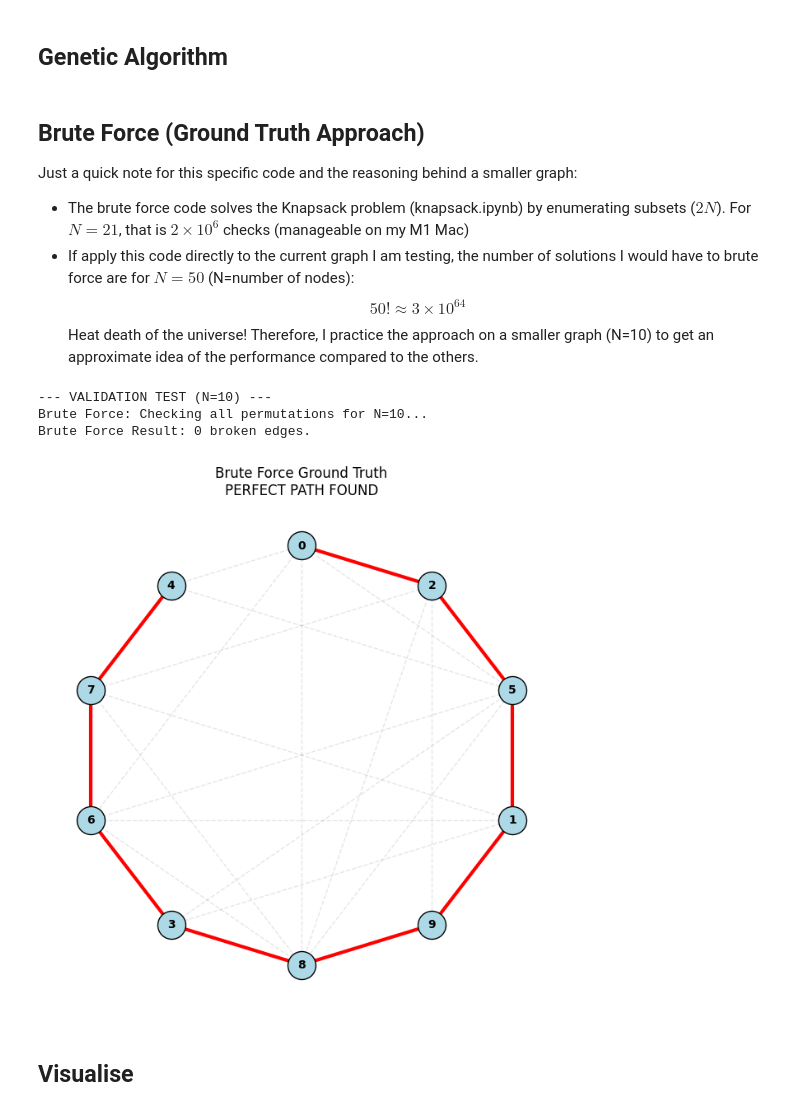
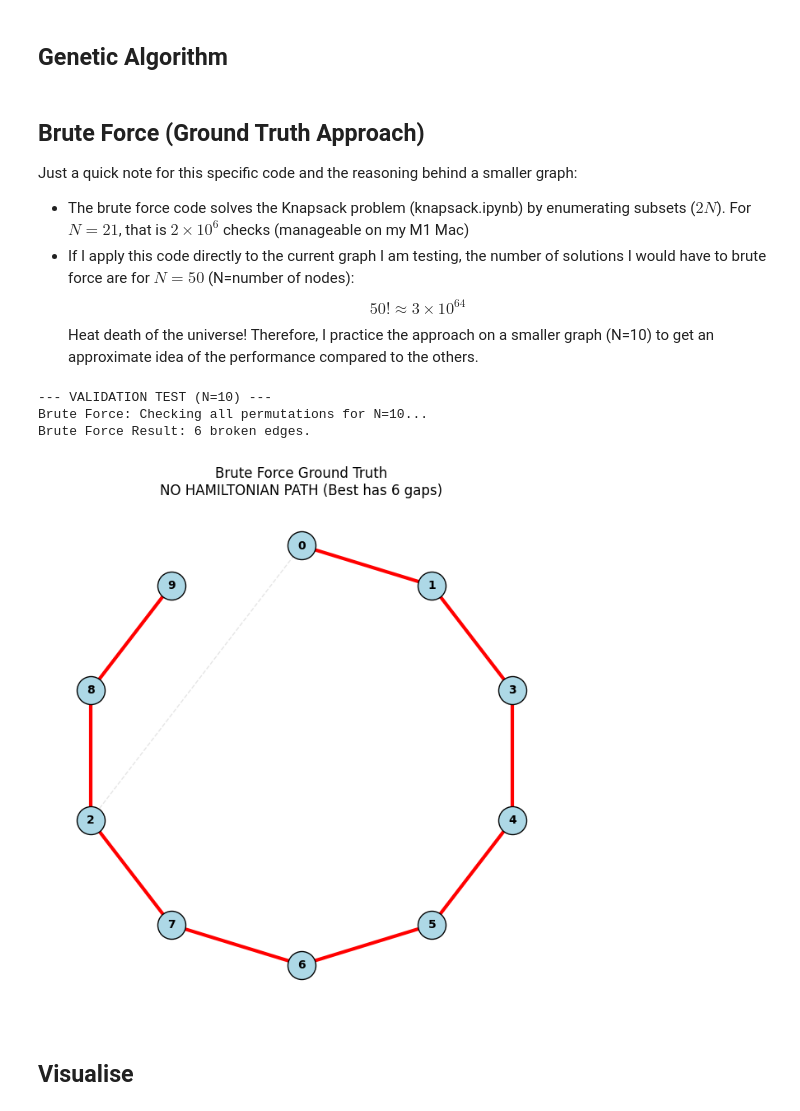
Before and after one commit to cmitsakopoulos/Delaplace_coursework, a Jupyter notebook: christos_mitsakopoulos.ipynb, the cells around one changed output. Saved outputs shown, nothing was run; the diff lists cells and outputs as text; code cells hidden in the pictures.

```diff
--- a/christos_mitsakopoulos.ipynb
+++ b/christos_mitsakopoulos.ipynb
@@ -314,12 +314,12 @@ def run_genetic_algorithm(pop_size=200, generations=1000, cross_rate=0.8, mut_ra
 Just a quick note for this specific code and the reasoning behind a smaller graph:
 
 - The brute force code solves the Knapsack problem (knapsack.ipynb) by enumerating subsets ($2N$). For $N=21$, that is $2×10^6$ checks (manageable on my M1 Mac)
-- If apply this code directly to the current graph I am testing, the number of solutions I would have to brute force are for $N=50$ (N=number of nodes): $$50!≈3×10^{64}$$
+- If I apply this code directly to the current graph I am testing, the number of solutions I would have to brute force are for $N=50$ (N=number of nodes): $$50!≈3×10^{64}$$
 Heat death of the universe! Therefore, I practice the approach on a smaller graph (N=10) to get an approximate idea of the performance compared to the others.
 # %%
 # --- BRUTE FORCE VALIDATION (Small Scale) ---
 SMALL_N = 10
-G_small = nx.erdos_renyi_graph(n=SMALL_N, p=0.6, seed=999)
+G_small = nx.erdos_renyi_graph(n=SMALL_N, p=0.1, seed=999)
 small_nodes = list(G_small.nodes)
 
 def brute_force_solver(graph, nodes):
@@ -374,35 +374,35 @@ if bf_path:
         path_edges_set.add(tuple(sorted((bf_path[i], bf_path[i+1]))))
 
     non_path_edges = [
         (u, v) for u, v in G_small.edges()
         if tuple(sorted((u, v))) not in path_edges_set
     ]
 
     nx.draw_networkx_edges(G_small, pos_bf, edgelist=non_path_edges,
                           alpha=0.2, edge_color='grey', style='dashed')
 
     # Draw Nodes
     nx.draw_networkx_nodes(G_small, pos_bf, node_size=600,
                           node_color='lightblue', edgecolors='black')
 
     # Draw Solution Path (Red)
     path_edges = [(bf_path[i], bf_path[i+1]) for i in range(len(bf_path)-1)]
     nx.draw_networkx_edges(G_small, pos_bf, edgelist=path_edges,
                           edge_color='red', width=3)
 
     # Labels
     nx.draw_networkx_labels(G_small, pos_bf, font_size=10, font_weight='bold')
 
     title = "Brute Force Ground Truth\n"
     title += "PERFECT PATH FOUND" if bf_score == 0 else f"NO HAMILTONIAN PATH (Best has {bf_score} gaps)"
     plt.title(title)
     plt.axis('off')
     plt.show()
 # %% [output]
 --- VALIDATION TEST (N=10) ---
 Brute Force: Checking all permutations for N=10...
-Brute Force Result: 0 broken edges.
+Brute Force Result: 6 broken edges.
-[figure, old version]
+[figure, new version]
 # %% [markdown]
 ## Visualise
 # %%
```
Also changed, not shown: parts of 2 cells of this notebook, 11 other files.
